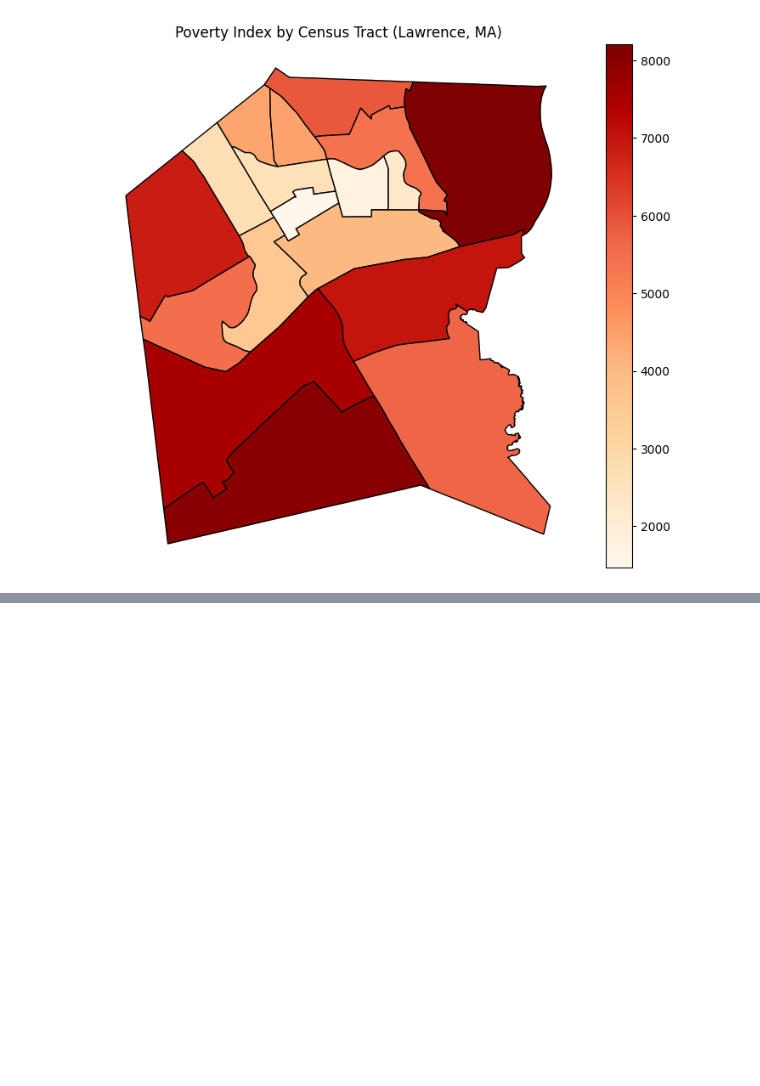
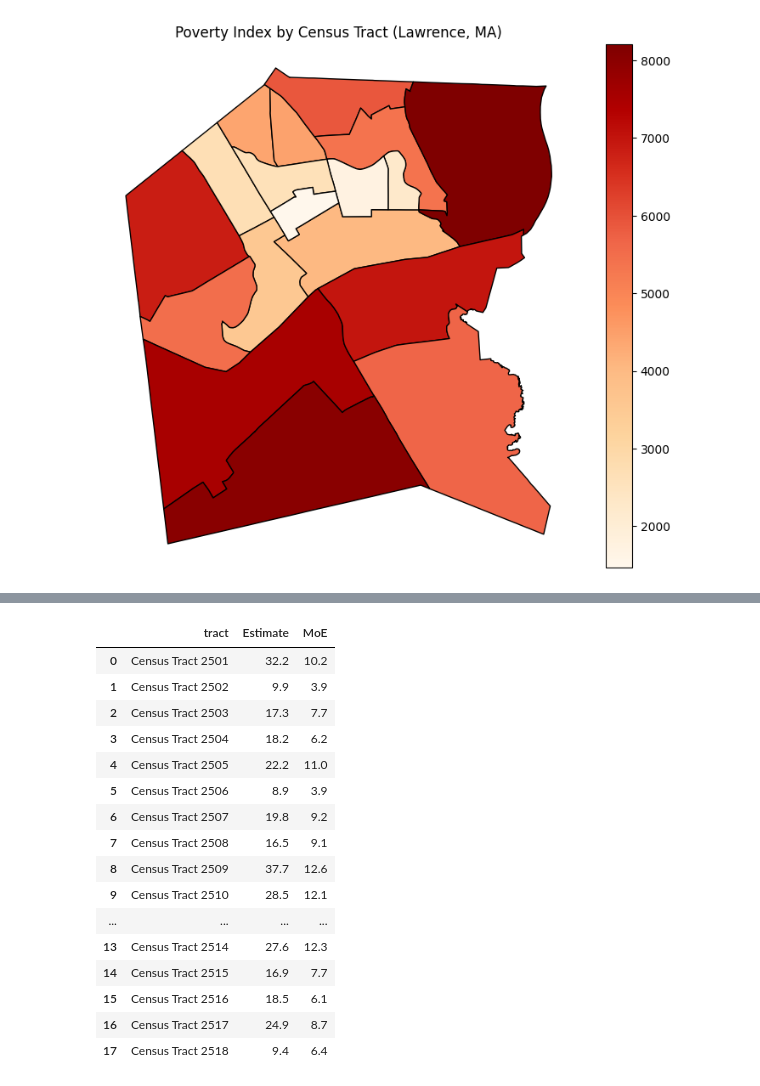
Before and after one commit to indelgarcia/gatewayinitiative-lawrencepd, a Jupyter notebook: scripts/geopandas_poverty.ipynb, the cells around one changed output, grey strips where cells are left out. Cells and saved outputs as stored; diff of their text form; code cells hidden in the pictures; blank space fills up the shorter version.

```diff
--- a/scripts/geopandas_poverty.ipynb
+++ b/scripts/geopandas_poverty.ipynb
@@ -174,0 +186,2 @@ merged_gdf.to_file(os.path.join(secondary_data_path, 'poverty_boundary.geojson')
+# %%
+poverty_df = pd.read_csv(poverty_path)
@@ -174,0 +201,30 @@ merged_gdf.to_file(os.path.join(secondary_data_path, 'poverty_boundary.geojson')
+# %%
+# Extract census tract name and type from original column
+poverty_df['tract'] = poverty_df['Geography'].str.extract(r'(Census Tract \d+)')
+poverty_df['type'] = 'Estimate'
+poverty_df['MoE'] = poverty_df['MoE'].str.replace('± ', '').str.replace('%', '').astype(float)
+poverty_df['Estimate'] = poverty_df[
+    'Percent below poverty level—Population for whom poverty status is determined—Estimate'
+].str.replace('%', '').astype(float)
+# %%
+# Simplify poverty_df to needed columns
+poverty_wide = poverty_df[['tract', 'Estimate', 'MoE']]
+poverty_wide
+# %% [output]
+|  | tract | Estimate | MoE |
+| 0 | Census Tract 2501 | 32.2 | 10.2 |
+| 1 | Census Tract 2502 | 9.9 | 3.9 |
+| 2 | Census Tract 2503 | 17.3 | 7.7 |
+| 3 | Census Tract 2504 | 18.2 | 6.2 |
+| 4 | Census Tract 2505 | 22.2 | 11.0 |
+| 5 | Census Tract 2506 | 8.9 | 3.9 |
+| 6 | Census Tract 2507 | 19.8 | 9.2 |
+| 7 | Census Tract 2508 | 16.5 | 9.1 |
+| 8 | Census Tract 2509 | 37.7 | 12.6 |
+| 9 | Census Tract 2510 | 28.5 | 12.1 |
+| ... | ... | ... | ... |
+| 13 | Census Tract 2514 | 27.6 | 12.3 |
+| 14 | Census Tract 2515 | 16.9 | 7.7 |
+| 15 | Census Tract 2516 | 18.5 | 6.1 |
+| 16 | Census Tract 2517 | 24.9 | 8.7 |
+| 17 | Census Tract 2518 | 9.4 | 6.4 |
```
Also changed, not shown: parts of 15 cells of this notebook, 3 other files.
